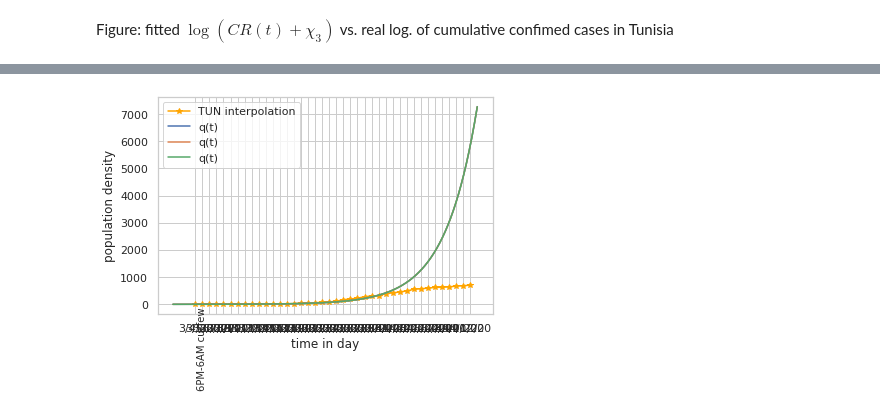
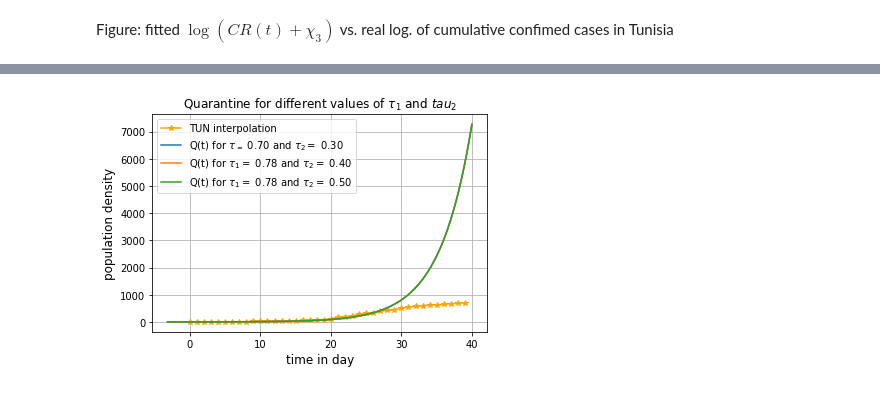
Before and after one commit to MayaraLatrech/covid19_sasymodel, a Jupyter notebook: optimisation.ipynb, the cells around one changed output, grey strips where cells are left out. Drawn from its saved outputs; the diff is of its cells as text; code cells hidden in the pictures.

```diff
--- a/optimisation.ipynb
+++ b/optimisation.ipynb
@@ -153,44 +146,33 @@ Donnée du covid 19
 # %%
-q=1/10# 0.1792 # 5-15 days
+q=1/10 # 5-15 days
 deathRate=1/25 # 25 day
 ratioMu_gama=np.nanmean(ddata.deaths[18:]/ddata.recovered[18:])
 
 p= ratioMu_gama*q/(deathRate+ratioMu_gama*q)
 gama=(1-p)*q
-mu1=p*deathRate #ratioMu_gama*gama
+mu1=p*deathRate
 gama1=gama+mu1
 
 p=0.1
 mu=p*mu1
 gama=(1-p)*mu1+gama
 
-#mu=0.006800677358302621
-#gama=0.042194242454427724
-alpha1=3.529955342465704e-08
 
 beta=Parameter('beta', value=1/6, min=0,max=1)
 tau1=Parameter('tau1', value=0.4, min=0,max=1)
 tau2=Parameter('tau2', value=0.778, min=0,max=1)
 mu=Parameter('mu', value=mu,  min=0,max=1)
 gama=Parameter('gama', value=gama,  min=0,max=1)
-alpha1=Parameter('alpha1', value=alpha1,  min=0,max=1)
+alpha1=Parameter('alpha1', value=0.5,  min=0,max=1)
 f=Parameter('f', value=3, min=0)
 #Parametres liées au confinement
 start_conf=Parameter('start_conf', value=np.infty)
 efficacite_Conf=Parameter('efficacite_Conf', value= 0.04, min=0,max=1)
 confinement_hour=Parameter('confinement_hour',value=12, min=1,max=24)
 
-#start_conf.value=26#28.7
-
-
 covidParams = Parameters()
 covidParams.add_many(beta,tau1,tau2,mu,gama, alpha1,f,start_conf,efficacite_Conf,confinement_hour)
-
 
 corona=cv.SAsIQR(beta=covidParams['beta'].value,tau1=covidParams['tau1'].value,tau2=covidParams['tau2'].value,gama=covidParams['gama'].value,
             mu=covidParams['mu'].value,alpha1=covidParams['alpha1'].value,f=covidParams['f'].value,start_conf=covidParams['start_conf'].value,
              efficacite_Conf=covidParams['efficacite_Conf'].value ,confinement_hour=covidParams['confinement_hour'].value)
-
-
-
-y0,t0,res=corona.calc_params(ddata)
@@ -435,15 +391,8 @@ Interval generation complete
 # %%
-#################################
-#Ne pas toucher
-#paramFig1=[[0.279-0.013,0.95],[0.279,1],[0.279+0.013,1.05]]
-#################################################################
-
 tmax=40
 timeSet=np.arange(t0,tmax,dt)
 
 param=[[0.7,0.775,0.78],[0.3,0.4,0.5]]
-#print('(beta, efficacite_Conf,tau2)= (%.4f,%.4f,%.4f)' % (results['mean'][0],results['mean'][1],results['mean'][2]))
-#print('(alpha, beta)= (%.4f,%.4f)' % (results['mean'][0],results['mean'][1]))
 
 ressq=[]
 ressd=[]
@@ -455,82 +404,43 @@ for i in np.arange(np.shape(param)[1]):
     y0,t0,res=corona.calc_params(ddata)
 
     time,res= corona.calSol(timeSet,y0)
 
     ressq.append(np.array([param[0][i],param[1][i],corona.q]))
     ressd.append(np.array([param[0][i],param[1][i],corona.d]))
 
 
 fig, ax = plt.subplots()
 ax.grid(True)
-line1,= plt.plot(ddata.date[:tmax],ddata.confirmed[:tmax],c='orange',marker='*',label='TUN interpolation')
+ax.plot(np.arange(len(ddata.date[:tmax])),ddata.confirmed[:tmax],c='orange',marker='*',label='TUN interpolation')
 
 ax.fill_between(timeSet,ressq[2][2],ressq[0][2],alpha=0.2)
-ax.plot(timeSet,ressq[0][2],label='q(t)')
-ax.plot(timeSet,ressq[1][2],label='q(t)')
-ax.plot(timeSet,ressq[2][2],label='q(t)')
-#plt.axvline(timeSet[(timeSet<19+dt) * (timeSet>19)], color='black', linestyle='-.', alpha=.5)
-#plt.axvline(timeSet[(timeSet<24+dt) * (timeSet>24)], color='black', linestyle='-.', alpha=.5)
-
-ax.text( 1, 6,
-        '6PM-6AM curfew ',
-          rotation=90,
-          horizontalalignment='center',
-          verticalalignment='top',
-          multialignment='center',
-          size=10)
+ax.plot(timeSet,ressq[0][2],label=r'Q(t) for $\tau_=$ %.2f and $\tau_2=$ %.2f'%(ressq[0][0],ressq[0][1]))
+ax.plot(timeSet,ressq[1][2],label=r'Q(t) for $\tau_1=$ %.2f and $\tau_2=$ %.2f'%(ressq[1][0],ressq[1][1]))
+ax.plot(timeSet,ressq[2][2],label=r'Q(t) for $\tau_1=$ %.2f and $\tau_2=$ %.2f'%(ressq[2][0],ressq[2][1]))
 
 
-# plt.text(23, 1500, 'containment',
-#          rotation=90,
-#          horizontalalignment='center',
-#          verticalalignment='top',
-#          multialignment='center',
-#           size=10)
-
-#line3,=ax.plot(timeSet,self.ass,label='ass')
-  #  line3,=ax.plot(timeSet,self.i+self.ass,label='i+ass')
 plt.xlabel(r'time in day',fontsize=12)
 plt.ylabel(r"population density",fontsize=12)
-#plt.title()
-ax.legend(loc='upper left')
+ax.legend(loc='best')
+plt.title(r'Quarantine for different values of $\tau_1$ and $tau_2$')
 #plt.savefig('../results/fig111.png', transparent=True)
 plt.show()
 
 
 fig, ax = plt.subplots()
 ax.grid(True)
-line1,= plt.plot(ddata.date[:tmax],ddata.deaths[:tmax],c='orange',marker='*',label='TUN interpolation')
+ax.plot(np.arange(len(ddata.date[:tmax])),ddata.deaths[:tmax],c='orange',marker='*',label='TUN interpolation')
 
 ax.fill_between(timeSet,ressd[2][2],ressd[0][2],alpha=0.2)
-ax.plot(timeSet,ressd[0][2],label='q(t)')
-ax.plot(timeSet,ressd[1][2],label='q(t)')
-ax.plot(timeSet,ressd[2][2],label='q(t)')
-#plt.axvline(timeSet[(timeSet<19+dt) * (timeSet>19)], color='black', linestyle='-.', alpha=.5)
-#plt.axvline(timeSet[(timeSet<24+dt) * (timeSet>24)], color='black', linestyle='-.', alpha=.5)
+ax.plot(timeSet,ressd[0][2],label=r'D(t) for $\tau_1=$ %.2f and $\tau_2=$ %.2f'%(ressd[0][0],ressq[0][1]))
+ax.plot(timeSet,ressd[1][2],label=r'D(t) for $\tau_1=$ %.2f and $\tau_2=$ %.2f'%(ressd[1][0],ressq[1][1]))
+ax.plot(timeSet,ressd[2][2],label=r'D(t) for $\tau_1=$ %.2f and $\tau_2=$ %.2f'%(ressd[2][0],ressq[2][1]))
 
-ax.text( 1, 6,
-        '6PM-6AM curfew ',
-          rotation=90,
-          horizontalalignment='center',
-          verticalalignment='top',
-          multialignment='center',
-          size=10)
-
-
-# plt.text(23, 1500, 'containment',
-#          rotation=90,
-#          horizontalalignment='center',
-#          verticalalignment='top',
-#          multialignment='center',
-#           size=10)
-
-#line3,=ax.plot(timeSet,self.ass,label='ass')
-  #  line3,=ax.plot(timeSet,self.i+self.ass,label='i+ass')
 plt.xlabel(r'time in day',fontsize=12)
 plt.ylabel(r"population density",fontsize=12)
-#plt.title()
-ax.legend(loc='upper left')
+plt.title(r'Death for different values of $\tau_1$ and $tau_2$')
+ax.legend(loc='best')
 #plt.savefig('../results/fig111.png', transparent=True)
 plt.show()
 # %% [output]
-[figure, old version]
+[figure, new version]
```
Also changed, not shown: parts of 52 cells of this notebook, 1 other file.
